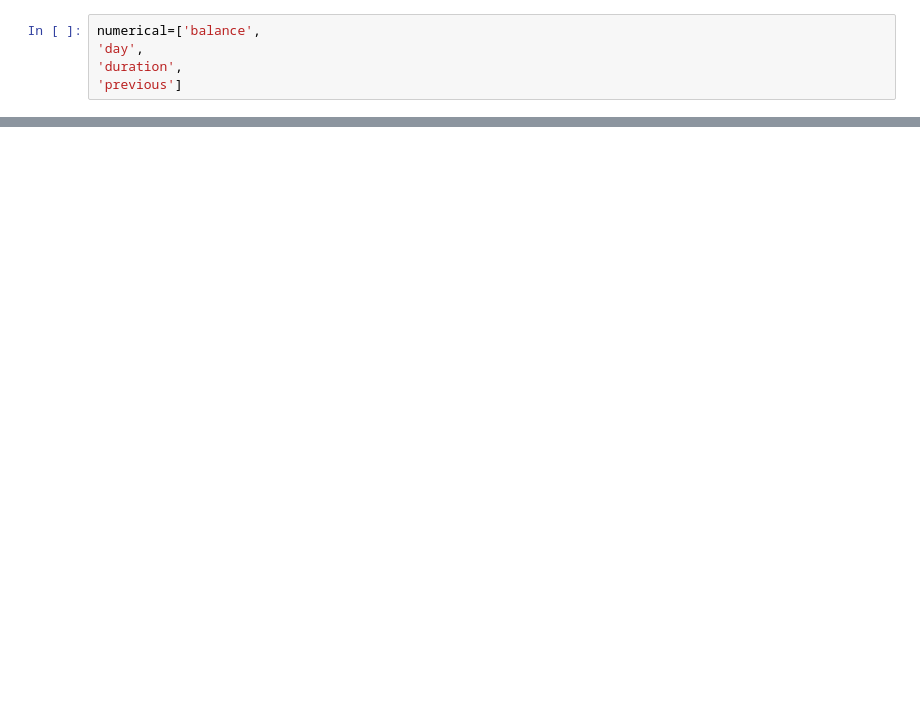
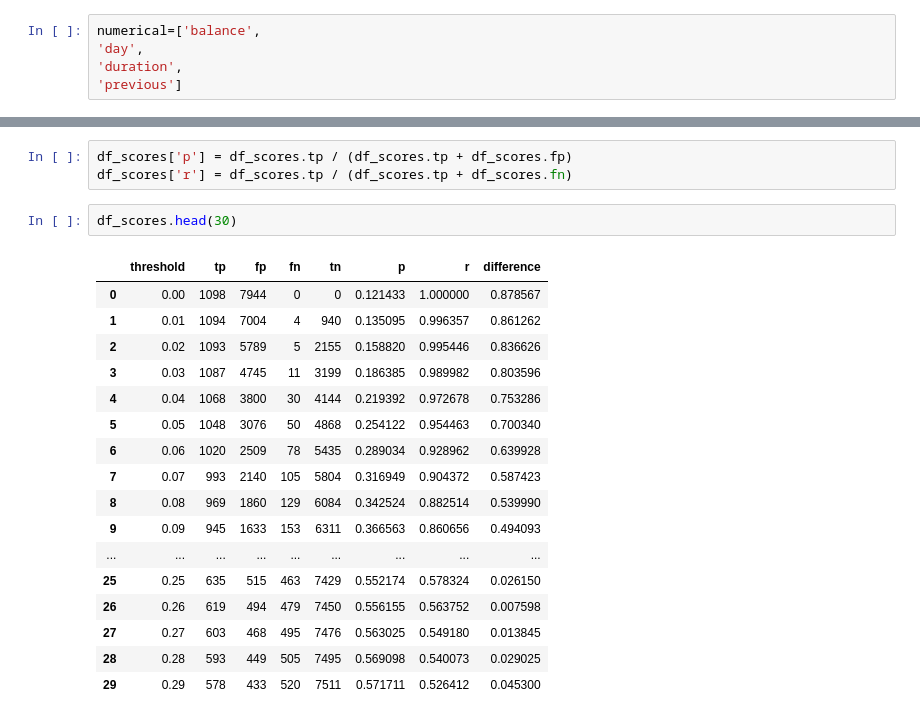
Before and after one commit to priyanshu7739410/machine-learning-zoomcamp-homework, a Jupyter notebook: Evaluation/homework.ipynb, the cells around one changed output, grey strips where cells are left out. Saved outputs shown, nothing was run; the diff lists cells and outputs as text; blank space fills up the shorter version.

```diff
--- a/Evaluation/homework.ipynb
+++ b/Evaluation/homework.ipynb
@@ -66,0 +185,23 @@ numerical=['balance',
+# %%
+df_scores['p'] = df_scores.tp / (df_scores.tp + df_scores.fp)
+df_scores['r'] = df_scores.tp / (df_scores.tp + df_scores.fn)
+# %%
+df_scores.head(30)
+# %% [output]
+|  | threshold | tp | fp | fn | tn | p | r | difference |
+| 0 | 0.00 | 1098 | 7944 | 0 | 0 | 0.121433 | 1.000000 | 0.878567 |
+| 1 | 0.01 | 1094 | 7004 | 4 | 940 | 0.135095 | 0.996357 | 0.861262 |
+| 2 | 0.02 | 1093 | 5789 | 5 | 2155 | 0.158820 | 0.995446 | 0.836626 |
+| 3 | 0.03 | 1087 | 4745 | 11 | 3199 | 0.186385 | 0.989982 | 0.803596 |
+| 4 | 0.04 | 1068 | 3800 | 30 | 4144 | 0.219392 | 0.972678 | 0.753286 |
+| 5 | 0.05 | 1048 | 3076 | 50 | 4868 | 0.254122 | 0.954463 | 0.700340 |
+| 6 | 0.06 | 1020 | 2509 | 78 | 5435 | 0.289034 | 0.928962 | 0.639928 |
+| 7 | 0.07 | 993 | 2140 | 105 | 5804 | 0.316949 | 0.904372 | 0.587423 |
+| 8 | 0.08 | 969 | 1860 | 129 | 6084 | 0.342524 | 0.882514 | 0.539990 |
+| 9 | 0.09 | 945 | 1633 | 153 | 6311 | 0.366563 | 0.860656 | 0.494093 |
+| ... | ... | ... | ... | ... | ... | ... | ... | ... |
+| 25 | 0.25 | 635 | 515 | 463 | 7429 | 0.552174 | 0.578324 | 0.026150 |
+| 26 | 0.26 | 619 | 494 | 479 | 7450 | 0.556155 | 0.563752 | 0.007598 |
+| 27 | 0.27 | 603 | 468 | 495 | 7476 | 0.563025 | 0.549180 | 0.013845 |
+| 28 | 0.28 | 593 | 449 | 505 | 7495 | 0.569098 | 0.540073 | 0.029025 |
+| 29 | 0.29 | 578 | 433 | 520 | 7511 | 0.571711 | 0.526412 | 0.045300 |
```
Also changed, not shown: parts of 38 cells of this notebook.
